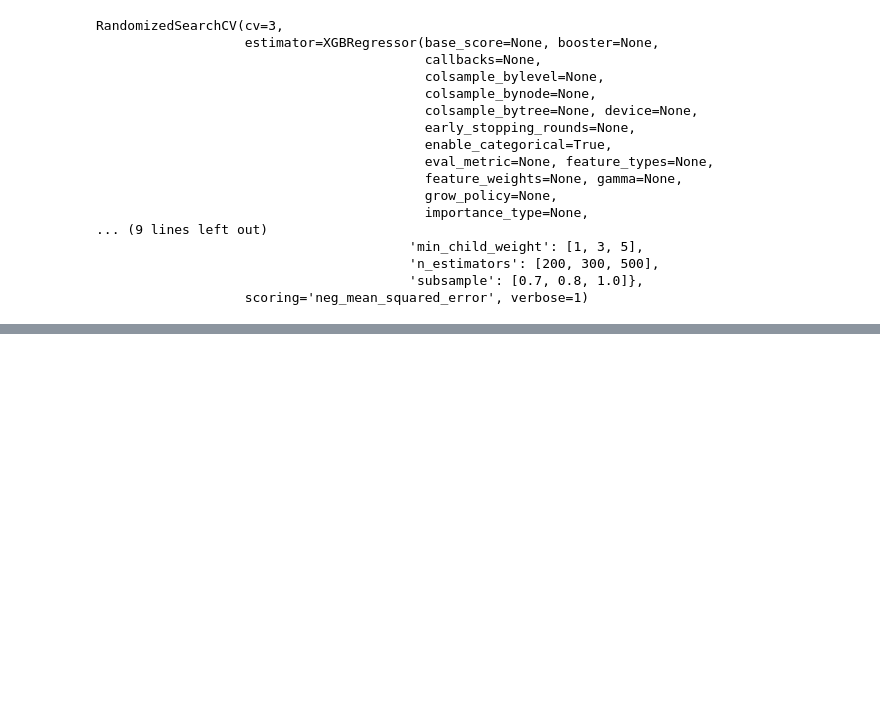
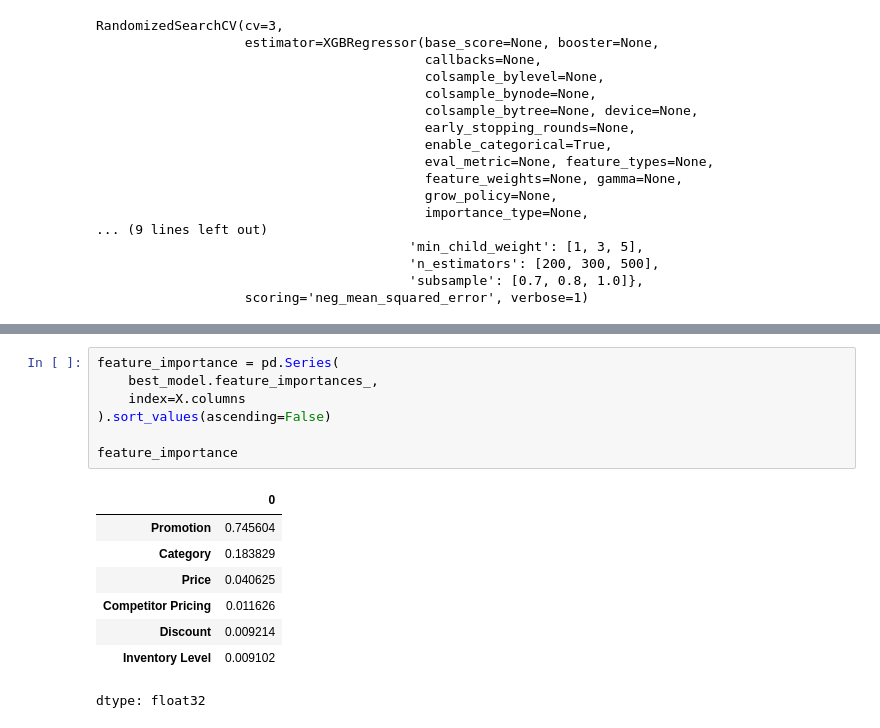
Before and after one commit to RoihansLab/Machine-Learning-Projects, a Jupyter notebook: 10_End_to_End_Retail_Demand_Forecasting/10_Machine_Learning.ipynb, the cells around one changed output, grey strips where cells are left out. Saved outputs shown, nothing was run; the diff lists cells and outputs as text; blank space fills up the shorter version.

```diff
--- a/10_End_to_End_Retail_Demand_Forecasting/10_Machine_Learning.ipynb
+++ b/10_End_to_End_Retail_Demand_Forecasting/10_Machine_Learning.ipynb
@@ -189,0 +278,16 @@ RandomizedSearchCV(cv=3,
+# %%
+feature_importance = pd.Series(
+    best_model.feature_importances_,
+    index=X.columns
+).sort_values(ascending=False)
+
+feature_importance
+# %% [output]
+|  | 0 |
+| Promotion | 0.745604 |
+| Category | 0.183829 |
+| Price | 0.040625 |
+| Competitor Pricing | 0.011626 |
+| Discount | 0.009214 |
+| Inventory Level | 0.009102 |
+dtype: float32
```
Also changed, not shown: parts of 13 cells of this notebook.
